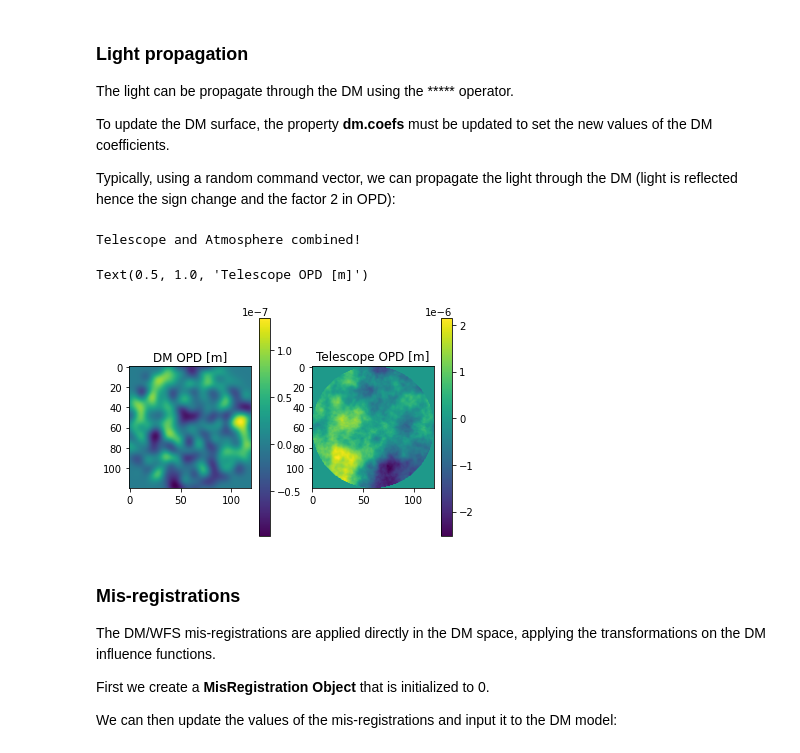
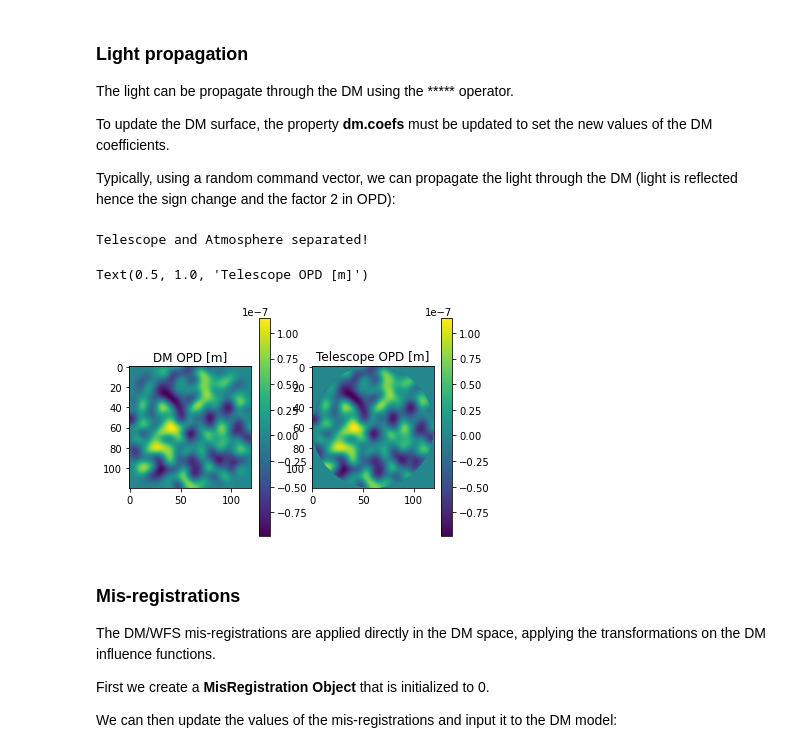
Before and after one commit to cheritier/OOPAO, a Jupyter notebook: tutorials/tutorial_howToAdaptiveOptics.ipynb, the cells around one changed output. Cells and saved outputs as stored; diff of their text form; code cells hidden in the pictures.

```diff
--- a/tutorials/tutorial_howToAdaptiveOptics.ipynb
+++ b/tutorials/tutorial_howToAdaptiveOptics.ipynb
@@ -347,23 +351,23 @@ To update the DM surface, the property **dm.coefs** must be updated to set the n
 
 Typically, using a random command vector, we can propagate the light through the DM (light is reflected hence the sign change and the factor 2 in OPD):
 # %%
-tel+atm
+tel-atm
 
 dm.coefs = (np.random.rand(dm.nValidAct)-0.5)*100e-9
 tel*dm
 plt.figure()
 plt.subplot(121)
 plt.imshow(dm.OPD)
 plt.title('DM OPD [m]')
 plt.colorbar()
 plt.subplot(122)
 plt.imshow(tel.OPD)
 plt.colorbar()
 plt.title('Telescope OPD [m]')
 # %% [output]
-Telescope and Atmosphere combined!
+Telescope and Atmosphere separated!
 Text(0.5, 1.0, 'Telescope OPD [m]')
-[figure, old version]
+[figure, new version]
 # %% [markdown]
 ### Mis-registrations
 The DM/WFS mis-registrations are applied directly in the DM space, applying the transformations on the DM influence functions.
```
Also changed, not shown: parts of 14 cells of this notebook, 9 other files.
